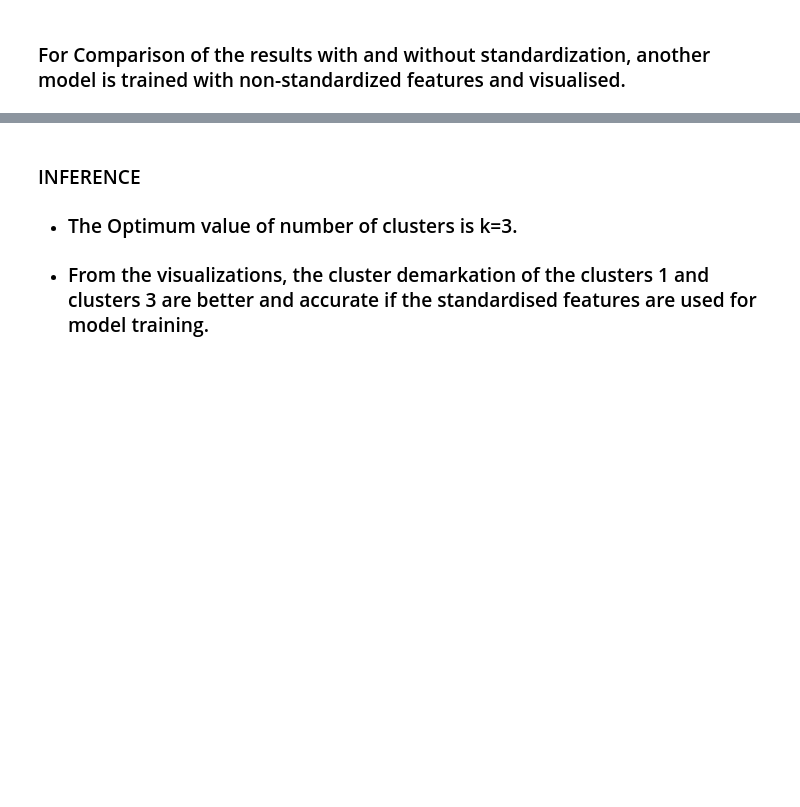
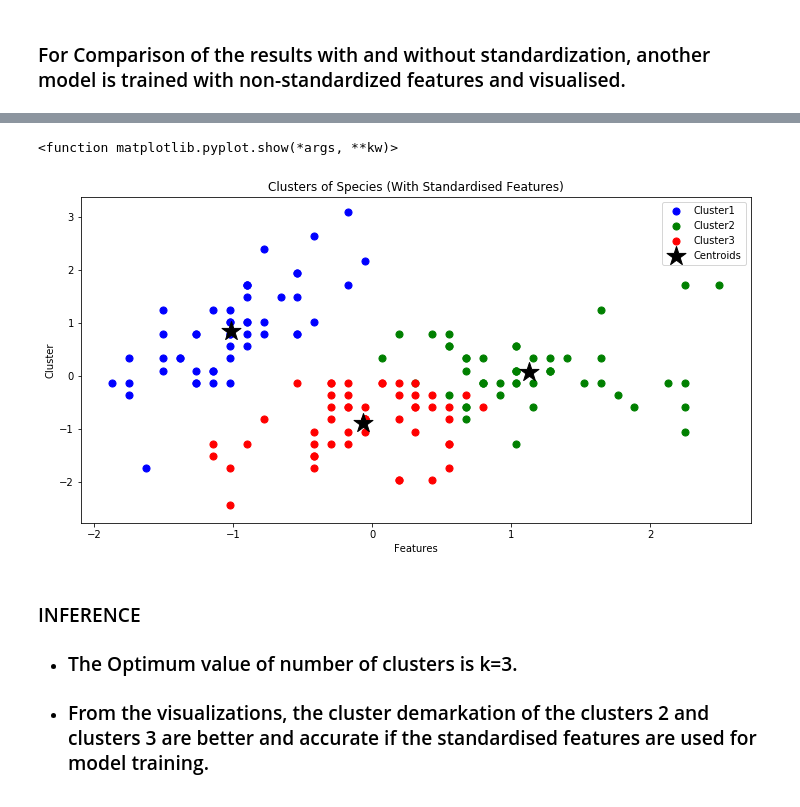
Before and after one commit to Thirumagal-Vani/The-Sparks-Foundation-Intern, a Jupyter notebook: Task 3 - To Explore Unsupervised Machine Learning.ipynb, the cells around one changed output, grey strips where cells are left out. Drawn from its saved outputs; the diff is of its cells as text; code cells hidden in the pictures; blank space fills up the shorter version.

```diff
--- a/Task 3 - To Explore Unsupervised Machine Learning.ipynb
+++ b/Task 3 - To Explore Unsupervised Machine Learning.ipynb
@@ -162,4 +150,21 @@ plt.show
+# %%
+plt.figure(figsize=(12,6))
+
+
+plt.scatter(X_std.iloc[y_kmeans==1,0],X_std.iloc[y_kmeans==1,1],s=50,c='blue',label='Cluster1')
+plt.scatter(X_std.iloc[y_kmeans==2,0],X_std.iloc[y_kmeans==2,1],s=50,c='green',label='Cluster2')
+plt.scatter(X_std.iloc[y_kmeans==0,0],X_std.iloc[y_kmeans==0,1],s=50,c='red',label='Cluster3')
+plt.scatter(km.cluster_centers_[:,0],km.cluster_centers_[:,1],marker='*',s=400,c='black',label='Centroids')
+
+plt.title('Clusters of Species (With Standardised Features)')
+plt.xlabel('Features')
+plt.ylabel('Cluster')
+plt.legend()
+plt.show
+# %% [output]
+<function matplotlib.pyplot.show(*args, **kw)>
+[figure, added]
 # %% [markdown]
 ### INFERENCE
 - ### The Optimum value of number of clusters is k=3.
-- ### From the visualizations, the cluster demarkation of the clusters 1 and clusters 3 are better and accurate if the  standardised features are used for model training.
+- ### From the visualizations, the cluster demarkation of the clusters 2 and clusters 3 are better and accurate if the  standardised features are used for model training.
```
Also changed, not shown: parts of 19 cells of this notebook, 1 other file.
